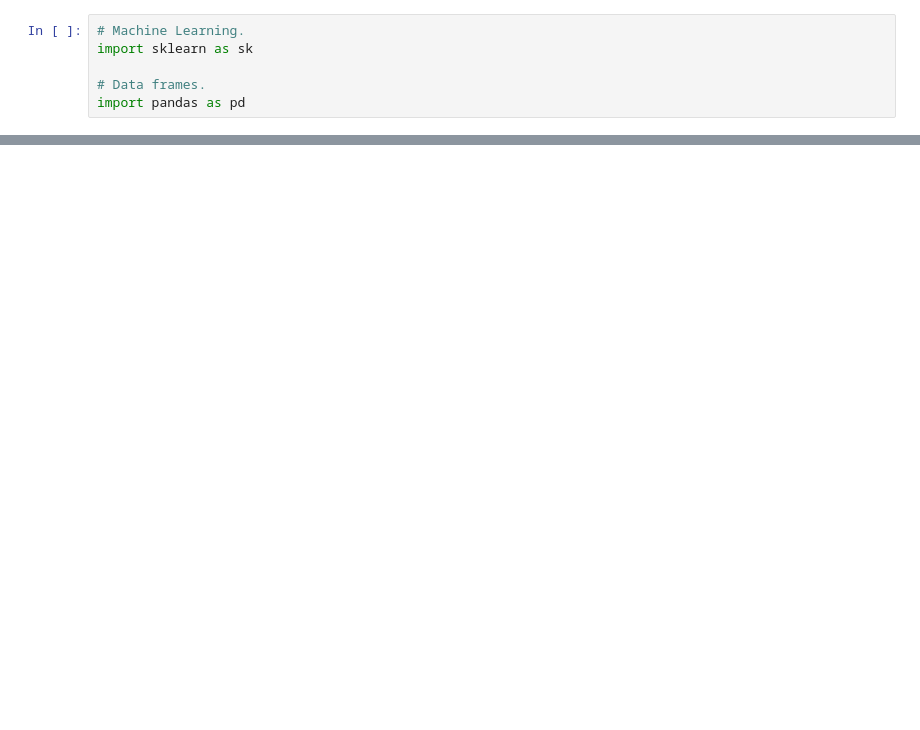
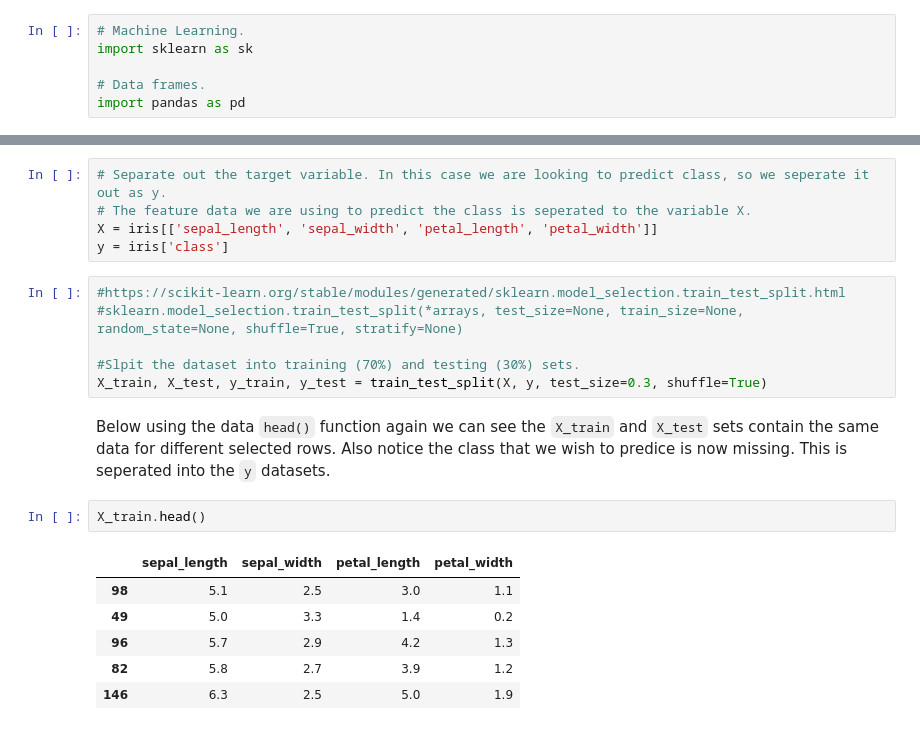
Before and after one commit to JScarry/MLAS_project, a Jupyter notebook: Tasks/tasks.ipynb, the cells around one changed output, grey strips where cells are left out. Drawn from its saved outputs; the diff is of its cells as text; blank space fills up the shorter version.

```diff
--- a/Tasks/tasks.ipynb
+++ b/Tasks/tasks.ipynb
@@ -981,0 +1038,22 @@ import pandas as pd
+# %%
+# Separate out the target variable. In this case we are looking to predict class, so we seperate it out as y.
+# The feature data we are using to predict the class is seperated to the variable X.
+X = iris[['sepal_length', 'sepal_width', 'petal_length', 'petal_width']]
+y = iris['class']
+# %%
+#https://scikit-learn.org/stable/modules/generated/sklearn.model_selection.train_test_split.html
+#sklearn.model_selection.train_test_split(*arrays, test_size=None, train_size=None, random_state=None, shuffle=True, stratify=None)
+
+#Slpit the dataset into training (70%) and testing (30%) sets.
+X_train, X_test, y_train, y_test = train_test_split(X, y, test_size=0.3, shuffle=True)
+# %% [markdown]
+Below using the data `head()` function again we can see the `X_train` and `X_test` sets contain the same data for different selected rows. Also notice the class that we wish to predice is now missing. This is seperated into the `y` datasets.
+# %%
+X_train.head()
+# %% [output]
+|  | sepal_length | sepal_width | petal_length | petal_width |
+| 98 | 5.1 | 2.5 | 3.0 | 1.1 |
+| 49 | 5.0 | 3.3 | 1.4 | 0.2 |
+| 96 | 5.7 | 2.9 | 4.2 | 1.3 |
+| 82 | 5.8 | 2.7 | 3.9 | 1.2 |
+| 146 | 6.3 | 2.5 | 5.0 | 1.9 |
```
Also changed, not shown: parts of 26 cells of this notebook, 5 other files.
